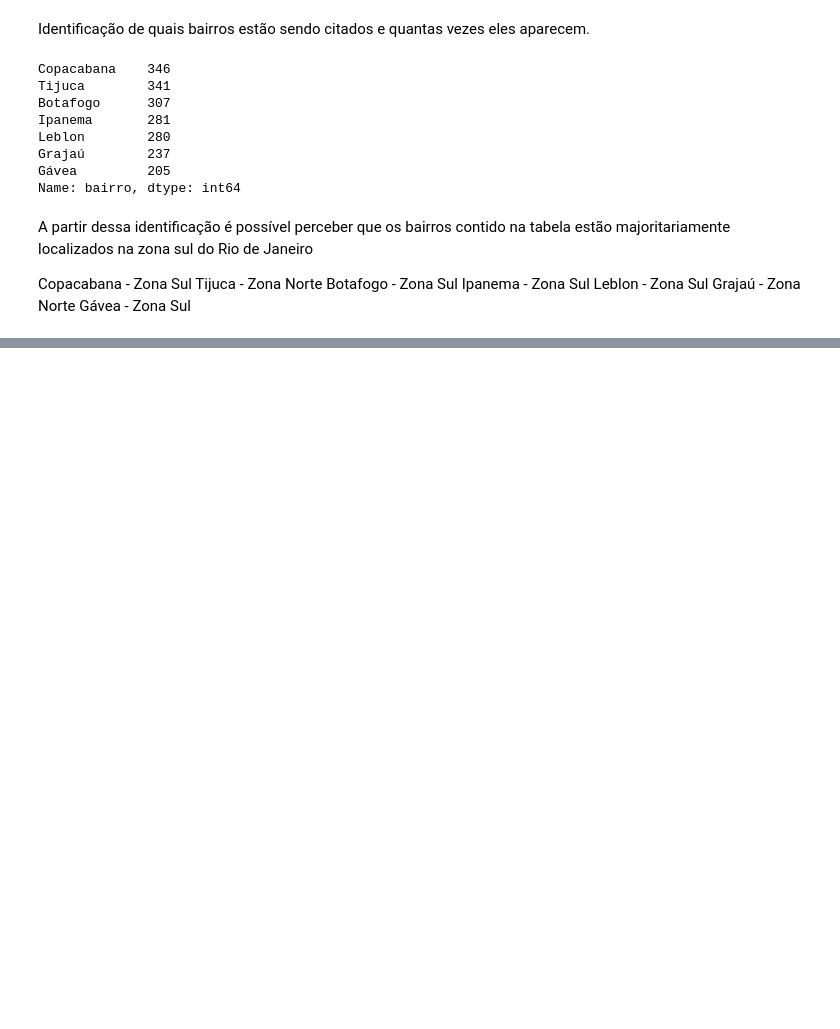
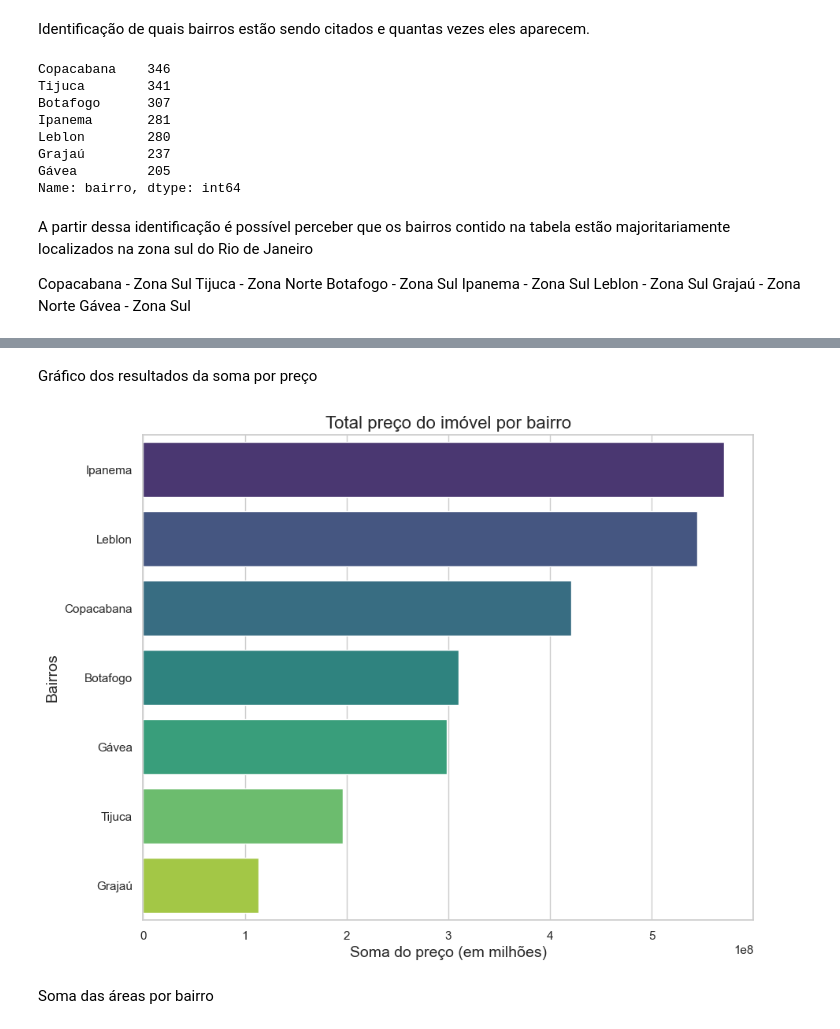
Before and after one commit to GaboRamalho/Data-Science, a Jupyter notebook: AV2/imobRJ.ipynb, the cells around one changed output, grey strips where cells are left out. Drawn from its saved outputs; the diff is of its cells as text; code cells hidden in the pictures; blank space fills up the shorter version.

```diff
--- a/AV2/imobRJ.ipynb
+++ b/AV2/imobRJ.ipynb
@@ -88,0 +204,30 @@ Gávea - Zona Sul
+# %% [markdown]
+Gráfico dos resultados da soma por preço
+# %%
+# Agrupar por bairro e calcular a soma da coluna 'pm2' para cada bairro
+soma_preco_por_bairro = dados_imob.groupby('bairro')['preco'].sum().reset_index()
+
+# Ordenar em ordem decrescente pela coluna 'pm2'
+soma_preco_por_bairro = soma_preco_por_bairro.sort_values(by='preco', ascending=False)
+
+# Converter a coluna 'pm2' para numérica (removendo o formato de moeda)
+soma_preco_por_bairro['preco'] = soma_preco_por_bairro['preco'].replace('[\$,]', '', regex=True).astype(float)
+
+# Configurações de estilo do seaborn
+sns.set(style="whitegrid")
+
+# Criar um gráfico de barras horizontais
+plt.figure(figsize=(10, 8))
+sns.barplot(x='preco', y='bairro', data=soma_preco_por_bairro, palette="viridis")
+
+# Ajuste dos rótulos do título e dos eixos
+plt.title('Total preço do imóvel por bairro', fontsize=16)
+plt.xlabel('Soma do preço (em milhões)', fontsize=14)
+plt.ylabel('Bairros', fontsize=14)
+
+# Exibir o gráfico
+plt.show()
+# %% [output]
+[figure, added]
+# %% [markdown]
+Soma das áreas por bairro
```
Also changed, not shown: parts of 17 cells of this notebook.
